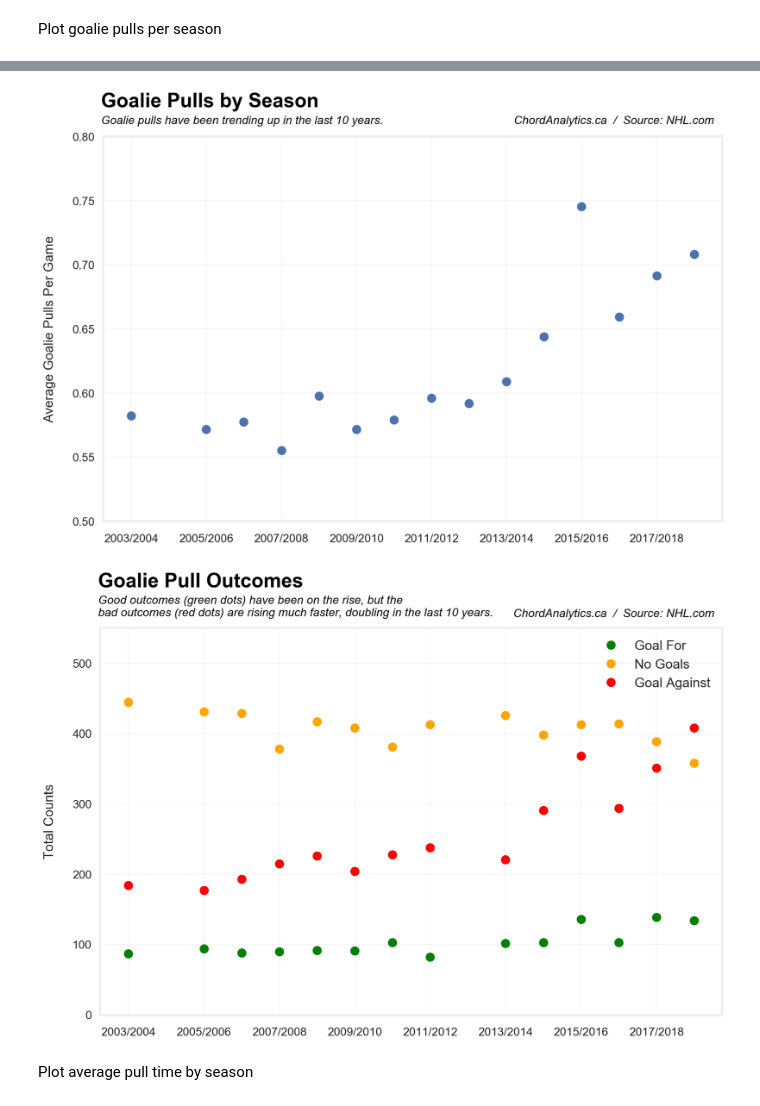
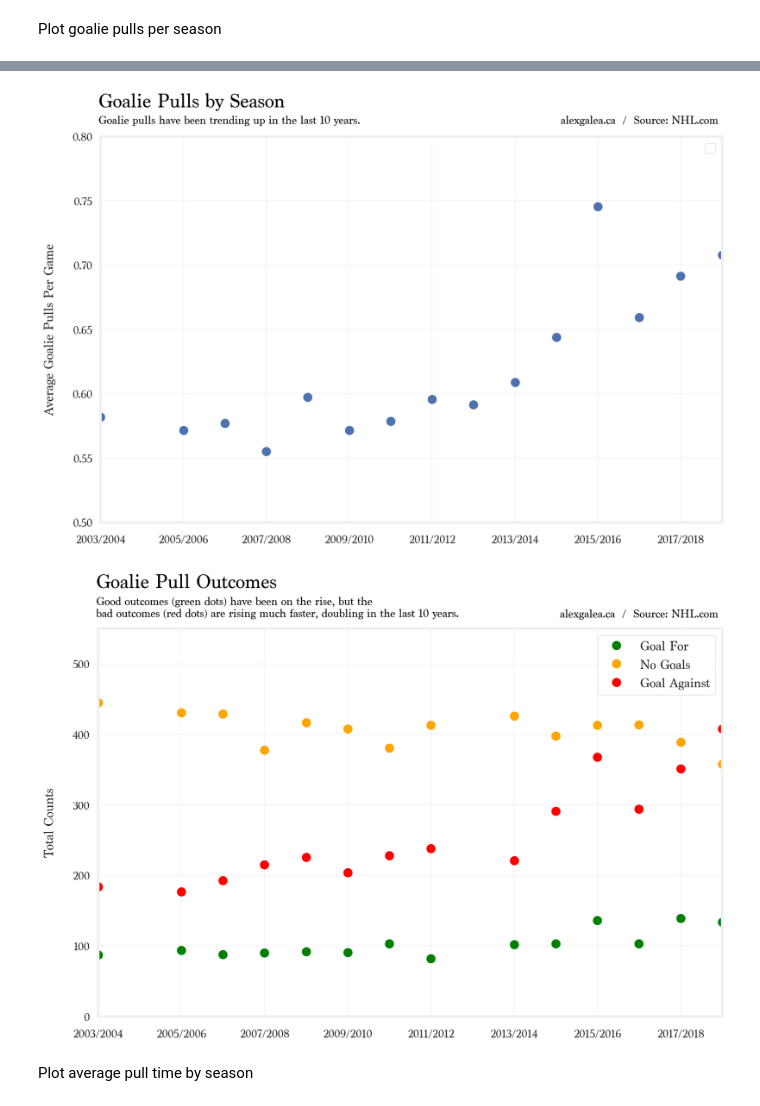
Before and after one commit to zazencodes/nhl-goalie-pull-optimization, a Jupyter notebook: notebooks/src/3_exploratory_analysis_2003-2019.ipynb, the cells around one changed output, grey strips where cells are left out. Cells and saved outputs as stored; diff of their text form; code cells hidden in the pictures.

Commit message:
Updated figure titles

```diff
--- a/notebooks/src/3_exploratory_analysis_2003-2019.ipynb
+++ b/notebooks/src/3_exploratory_analysis_2003-2019.ipynb
@@ -37,6 +49,7 @@ sns.set() # Revert to matplotlib defaults
 plt.rcParams['figure.figsize'] = (12, 8)
 plt.rcParams['legend.fancybox'] = True
 plt.style.use('fivethirtyeight')
+plt.rcParams['font.family'] = 'Marion'
 
 SMALL_SIZE, MEDIUM_SIZE, BIGGER_SIZE = 14, 16, 20
 plt.rc('font', size=SMALL_SIZE)
@@ -380,22 +397,22 @@ ax.set_xticklabels(
 )
 
 
-plt.text(x=-0.8, y=0.823,
+plt.text(x=-0.05, y=0.823,
     s='Goalie Pulls by Season',
     fontsize=24, color='black', weight='bold')
 
-plt.text(x=-0.8, y=0.81,
+plt.text(x=-0.05, y=0.81,
     s='Goalie pulls have been trending up in the last 10 years.',
     fontsize=14, color='black', style='italic')
 
-plt.text(x=10.2, y=0.81,
-    s='ChordAnalytics.ca  /  Source: NHL.com',
+plt.text(x=11.1, y=0.81,
+    s='alexgalea.ca  /  Source: NHL.com',
     fontsize=14, color='black', style='italic')
 
 
 savefig('goalie_pulls_per_game_by_season')
 # %% [output]
-[figure, old version]
+[figure, new version]
 # %%
 fig, ax = plt.subplots()
 iterables = zip(['green', 'orange', 'red'],
@@ -423,38 +440,38 @@ for c, label in iterables:
     s.loc[s.season == '20122013', legend_map[label]] = -999
     s.plot(marker='o', lw=0, ax=ax, ms=10, color=c, label=legend_map[label])
     plt.legend()
 
 # ax.set_xticklabels(s.season.tolist());
 ax.set_ylim(0, 550)
 plt.ylabel('Total Counts')
 
 # Assign tick names
 label_map = {str(i): s for i, s in enumerate(s.season.tolist())}
 fig.canvas.draw()
 labels = [lab.get_text() for lab in ax.get_xticklabels()]
 season_label = lambda x: '{}/{}'.format(x[:4], x[4:])
 
 ax.set_xticklabels(
     [season_label(label_map.get(lab, ''))
     for lab in labels]
 )
 
-plt.text(x=-0.8, y=608,
+plt.text(x=-0.05, y=608,
     s='Goalie Pull Outcomes',
     fontsize=24, color='black', weight='bold')
 
-plt.text(x=-0.8, y=567,
+plt.text(x=-0.05, y=567,
     s='Good outcomes (green dots) have been on the rise, but the\nbad outcomes (red dots) are rising much faster, doubling in the last 10 years.',
     fontsize=14, color='black', style='italic')
 
-plt.text(x=10.2, y=566,
-    s='ChordAnalytics.ca  /  Source: NHL.com',
+plt.text(x=11.1, y=566,
+    s='alexgalea.ca  /  Source: NHL.com',
     fontsize=14, color='black', style='italic')
 
 
 savefig('goalie_pull_outcomes_by_season')
 # %% [output]
-[figure, old version]
+[figure, new version]
 # %% [markdown]
 Plot average pull time by season
 # %%
```
Also changed, not shown: parts of 13 cells of this notebook, 25 other files.
